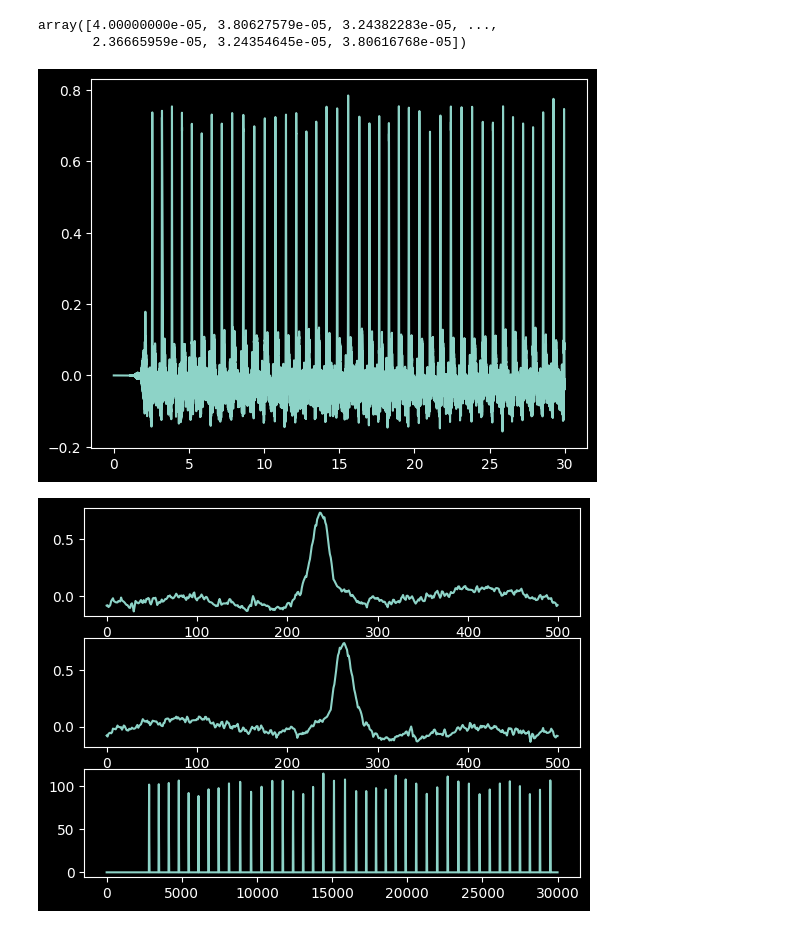
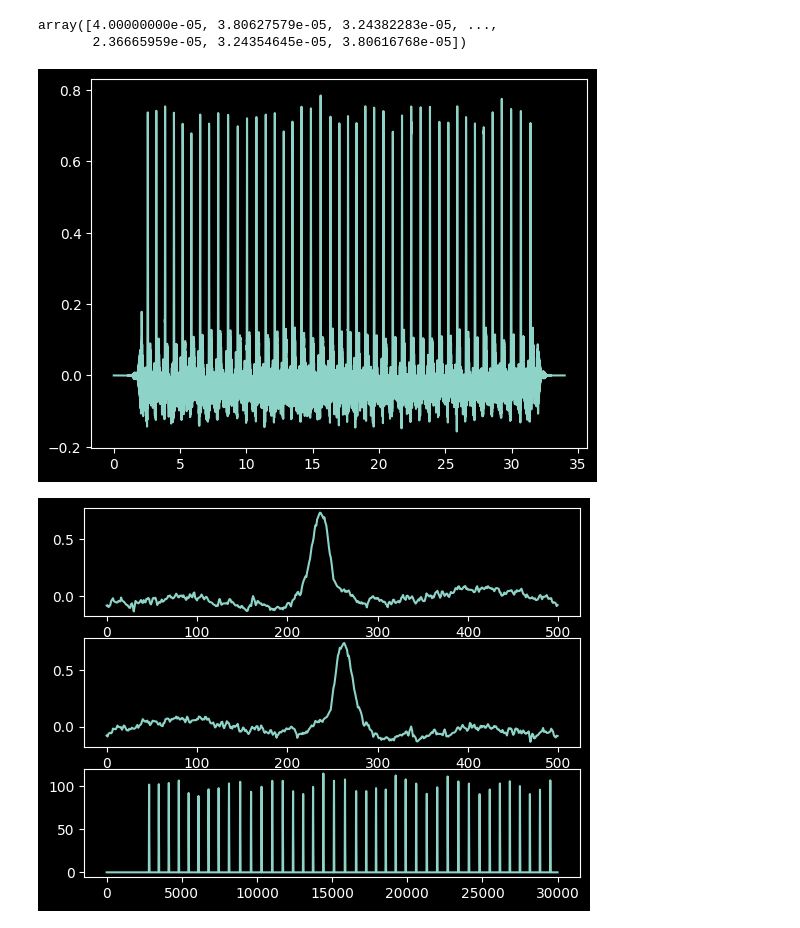
Before and after one commit to Abel2333/fir_lab, a Jupyter notebook: test.ipynb, the cells around one changed output. Drawn from its saved outputs; the diff is of its cells as text; code cells hidden in the pictures.

Commit message:
Update filter

```diff
--- a/test.ipynb
+++ b/test.ipynb
@@ -57,7 +57,8 @@ class FIRFilter:
     def __init__(self, _coefficients:list):
         self.coefficients_list = [_coefficients]
         self.real_coefficients = _coefficients
-        self.buffer = np.zeros(len(self.real_coefficients))
+        self.coefficients_length = len(self.real_coefficients)
+        self.buffer = np.zeros(self.coefficients_length)
 
     def add_coefficients(self, _coefficients:list):
         self.coefficients_list.append(_coefficients)
@@ -69,7 +70,8 @@ class FIRFilter:
         for coeff in self.coefficients_list[1::]:
             tmp = self.convolution(coeff, tmp)
         self.real_coefficients = tmp
-        self.buffer = np.zeros(len(self.real_coefficients))
+        self.coefficients_length = len(self.real_coefficients)
+        self.buffer = np.zeros(self.coefficients_length)
 
 
     def convolution(self, x_1:list, x_2:list):
@@ -97,24 +99,27 @@ class FIRFilter:
 # %%
 coeff_highpass = highpassDesign(1000, 1, 0.5)
 coeff_bandstop = bandstopDesign(1000, 49, 51, 0.5)
 
 
 filter = FIRFilter(coeff_highpass)
 filter.add_coefficients(coeff_bandstop)
 filter.synthesis()
 
-new_signal = np.zeros(len(input))
+new_signal = np.zeros(len(input)+filter.coefficients_length-1)
 
-for i in range(0, len(input)):
-    new_signal[i] = filter.dofilter(input[i])
+for i in range(0, len(input)+filter.coefficients_length-1):
+    if i < len(input):
+        new_signal[i] = filter.dofilter(input[i])
+    else:
+        new_signal[i] = filter.dofilter(0)
 
 time = np.arange(0, len(new_signal)) / 1000
 plt.plot(time, new_signal)
 plt.show()
 
 np.savetxt("data/new_ECG.dat", new_signal, delimiter='\n')
 # %% [output]
-[figure, old version]
+[figure, new version]
 # %%
 plt.subplot(3,1,1)
 plt.plot(new_signal[4300:4800])
```
Also changed, not shown: 4 other files.
